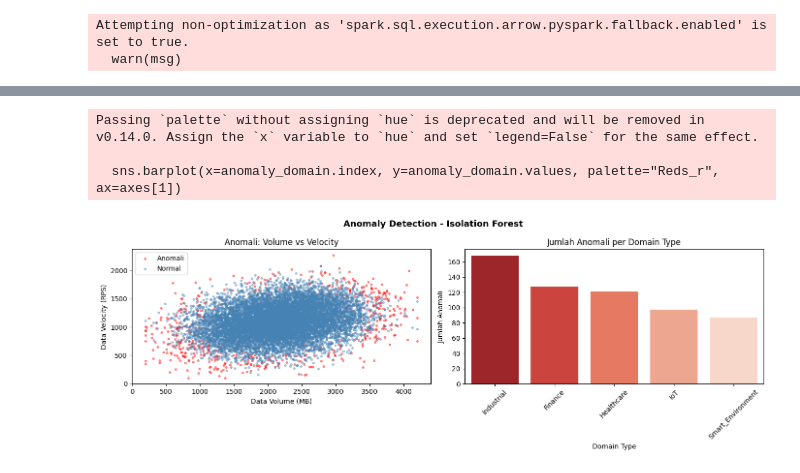
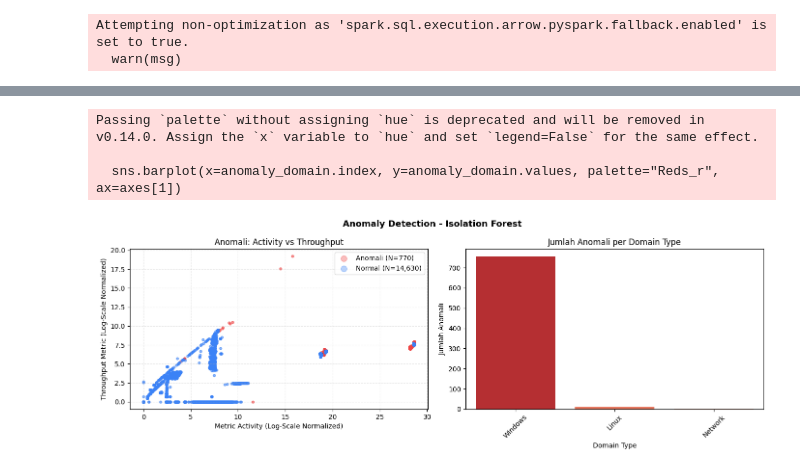
Before and after one commit to Akhelois/Big_Data_Large_Scale_MultiDomain, a Jupyter notebook: backend/model/main.ipynb, the cells around one changed output, grey strips where cells are left out. Cells and saved outputs as stored; diff of their text form; code cells hidden in the pictures.

```diff
--- a/backend/model/main.ipynb
+++ b/backend/model/main.ipynb
@@ -242,0 +436,11 @@ feature_cols = ["Sensor_Count", "Data_Volume_MB", "Data_Velocity_RPS", "Data_Var
+# %%
+target_cols = ["Target_Label", "Target_Type"]
+model_feature_cols = [
+    "Metric_Activity",
+    "Metric_Peak",
+    "Metric_Variation",
+    "Throughput_Metric"
+]
+feature_cols = model_feature_cols
+print(f"Fitur analisis aktif: {feature_cols}")
+print(f"Target tersedia: {target_cols}")
@@ -332,7 +539,6 @@ df_clustered.groupBy("cluster").agg(
 # %%
 pdf_clustered = df_clustered.select(
-    "Data_Volume_MB", "Data_Velocity_RPS", "Data_Variety_Score",
-    "Data_Veracity_Score", "Domain_Type", "cluster"
+    "Metric_Activity", "Throughput_Metric", "Metric_Peak", "cluster"
 ).toPandas()
 # %% [output]
 Attempting non-optimization as 'spark.sql.execution.arrow.pyspark.fallback.enabled' is set to true.
@@ -620,5 +912,16 @@ feature_cols = ["Sensor_Count", "Data_Volume_MB", "Data_Velocity_RPS", "Data_Var
+# %%
+feature_cols = model_feature_cols
 # %%
-pdf_ml = df.select(feature_cols + ["Domain_Type", "System_Region"]).toPandas()
+pdf_ml = df.select(
+    feature_cols + [
+        "Throughput_Metric",
+        "Metric_Activity",
+        "Domain_Type",
+        "Source_Domain",
+        "Target_Label",
+        "Target_Type",
+    ]
+).toPandas()
 # %% [output]
 Attempting non-optimization as 'spark.sql.execution.arrow.pyspark.fallback.enabled' is set to true.
   warn(msg)
@@ -639,31 +942,30 @@ Name: count, dtype: int64
 # %%
 fig, axes = plt.subplots(1, 2, figsize=(14, 5))
 
-# Plot 1: Scatter plot Volume vs Velocity
 for label, group in pdf_ml.groupby("anomaly_label"):
-    axes[0].scatter(group["Data_Volume_MB"], group["Data_Velocity_RPS"],
-                    label=label, alpha=0.4, s=8,
-                    color="red" if label == "Anomali" else "steelblue")
-axes[0].set_xlabel("Data Volume (MB)")
-axes[0].set_ylabel("Data Velocity (RPS)")
-axes[0].set_title("Anomali: Volume vs Velocity")
-axes[0].legend()
+    axes[0].scatter(group["Metric_Activity"], group["Throughput_Metric"],
+                    label=f"{label} (N={len(group):,})", alpha=0.35, s=12,
+                    color="#ef4444" if label == "Anomali" else "#3b82f6")
+axes[0].set_xlabel("Metric Activity (Log-Scale Normalized)")
+axes[0].set_ylabel("Throughput Metric (Log-Scale Normalized)")
+axes[0].set_title("Anomali: Activity vs Throughput")
+axes[0].legend(loc="upper right", markerscale=2.5)
+axes[0].grid(True, linestyle="--", alpha=0.3)
 
-# Plot 2: Distribusi Anomali per Domain Type
 anomaly_domain = pdf_ml[pdf_ml["anomaly_label"] == "Anomali"]["Domain_Type"].value_counts()
 sns.barplot(x=anomaly_domain.index, y=anomaly_domain.values, palette="Reds_r", ax=axes[1])
 axes[1].set_title("Jumlah Anomali per Domain Type")
 axes[1].set_xlabel("Domain Type")
 axes[1].set_ylabel("Jumlah Anomali")
 axes[1].tick_params(axis="x", rotation=45)
 
 plt.suptitle("Anomaly Detection - Isolation Forest", fontsize=13, fontweight="bold")
 plt.tight_layout()
 plt.savefig("anomaly_detection.png", dpi=150)
 plt.show()
 # %% [output]
 Passing `palette` without assigning `hue` is deprecated and will be removed in v0.14.0. Assign the `x` variable to `hue` and set `legend=False` for the same effect.
 
   sns.barplot(x=anomaly_domain.index, y=anomaly_domain.values, palette="Reds_r", ax=axes[1])
-[figure, old version]
+[figure, new version]
 # %%
```
Also changed, not shown: parts of 55 cells of this notebook, 57 other files.
